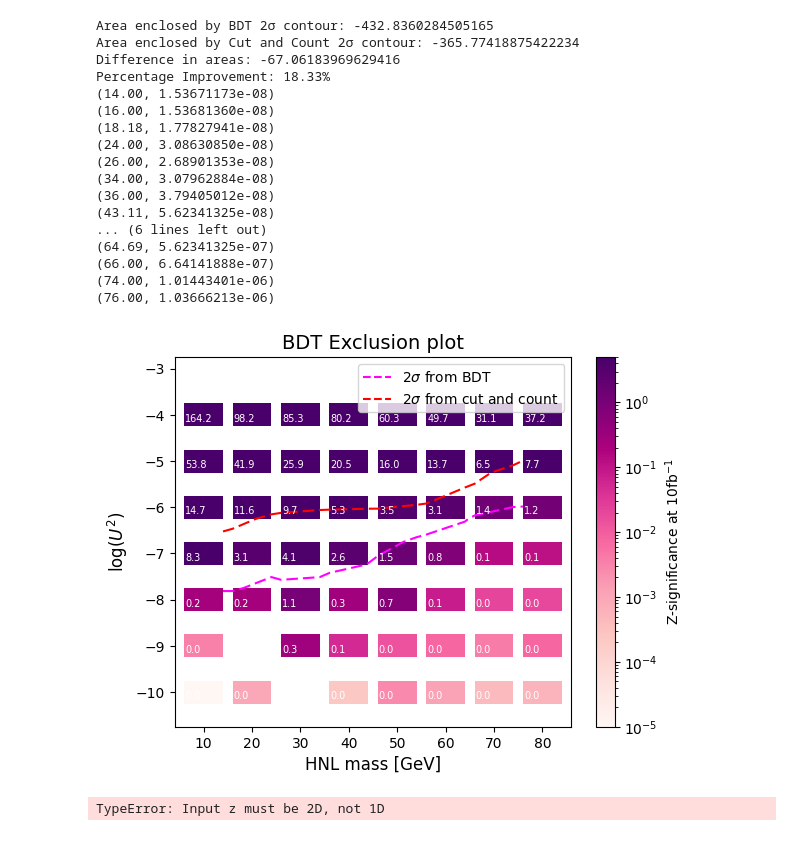
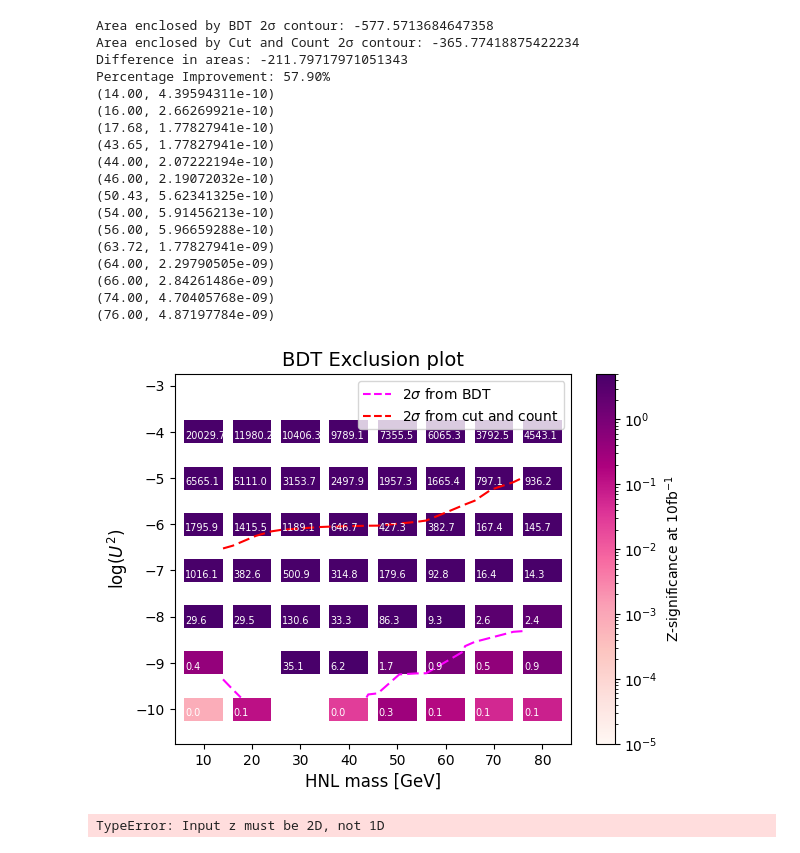
Before and after one commit to tomcritchley/FCCAnalyses_local, a Jupyter notebook: xgboost/xgboost_batch/plotting.ipynb, the cells around one changed output. Cells and saved outputs as stored; diff of their text form; code cells hidden in the pictures.

Commit message:
plots

```diff
--- a/xgboost/xgboost_batch/plotting.ipynb
+++ b/xgboost/xgboost_batch/plotting.ipynb
@@ -38,7 +38,7 @@ def make_hist_2D():
     masses = [float(data[0]) for data in data_points]
     angles = [float(data[1] * 2) for data in data_points]
     #angles = [angle * 2 for angle in angles]  # Angle squared is 10^(2 * exponent)
-    significances = [data[2] for data in data_points]
+    significances = [data[2] * 122 for data in data_points]
 
     x_range = (0, 90)
     y_range = (-11, -3)
@@ -117,50 +117,51 @@ def make_hist_2D():
                        #Line2D([0], [0], color='blue', label='5$\sigma$')]
 
     plt.legend(handles=legend_elements, loc='upper right')
 
     plt.xlabel("HNL mass [GeV]", fontsize=12)
     plt.ylabel("log($U^2$)", fontsize=12)
     plt.title("BDT Exclusion plot", fontsize=14)
 
 
     for i in range(len(x_edges) -1):
         for j in range(len(y_edges) -1):
             if hist[i, j] > 0:
                 plt.text(x_edges[i] +0.2, y_edges[j]+0.1, f'{hist[i, j]:.1f}', color='white', fontsize = 7)
 
     contour_paths = contour_2sigma.collections[0].get_paths()
     for path in contour_paths:
         vertices = path.vertices
         converted_vertices = np.copy(vertices)
         converted_vertices[:, 1] = 10**((vertices[:, 1]))  # Convert log(U^2) to U^2
         for vertex in converted_vertices:
             print(f"({vertex[0]:.2f}, {vertex[1]:.8e})")  # Print as (x, U^2) in decimal form
 
 
 
     plt.savefig('exclusionplot_10fb_run12_LLP.pdf', format='pdf')
     plt.show()
 
 make_hist_2D()
 # %% [output]
-Area enclosed by BDT 2σ contour: -432.8360284505165
+Area enclosed by BDT 2σ contour: -577.5713684647358
 Area enclosed by Cut and Count 2σ contour: -365.77418875422234
-Difference in areas: -67.06183969629416
-Percentage Improvement: 18.33%
-(14.00, 1.53671173e-08)
-(16.00, 1.53681360e-08)
-(18.18, 1.77827941e-08)
-(24.00, 3.08630850e-08)
-(26.00, 2.68901353e-08)
-(34.00, 3.07962884e-08)
-(36.00, 3.79405012e-08)
-(43.11, 5.62341325e-08)
-... (6 lines left out)
-(64.69, 5.62341325e-07)
-(66.00, 6.64141888e-07)
-(74.00, 1.01443401e-06)
-(76.00, 1.03666213e-06)
+Difference in areas: -211.79717971051343
+Percentage Improvement: 57.90%
+(14.00, 4.39594311e-10)
+(16.00, 2.66269921e-10)
+(17.68, 1.77827941e-10)
+(43.65, 1.77827941e-10)
+(44.00, 2.07222194e-10)
+(46.00, 2.19072032e-10)
+(50.43, 5.62341325e-10)
+(54.00, 5.91456213e-10)
+(56.00, 5.96659288e-10)
+(63.72, 1.77827941e-09)
+(64.00, 2.29790505e-09)
+(66.00, 2.84261486e-09)
+(74.00, 4.70405768e-09)
+(76.00, 4.87197784e-09)
-[figure, old version]
+[figure, new version]
 # %%
 import matplotlib.pyplot as plt
 from matplotlib.colors import LogNorm
```
Also changed, not shown: parts of 1 cell of this notebook.
